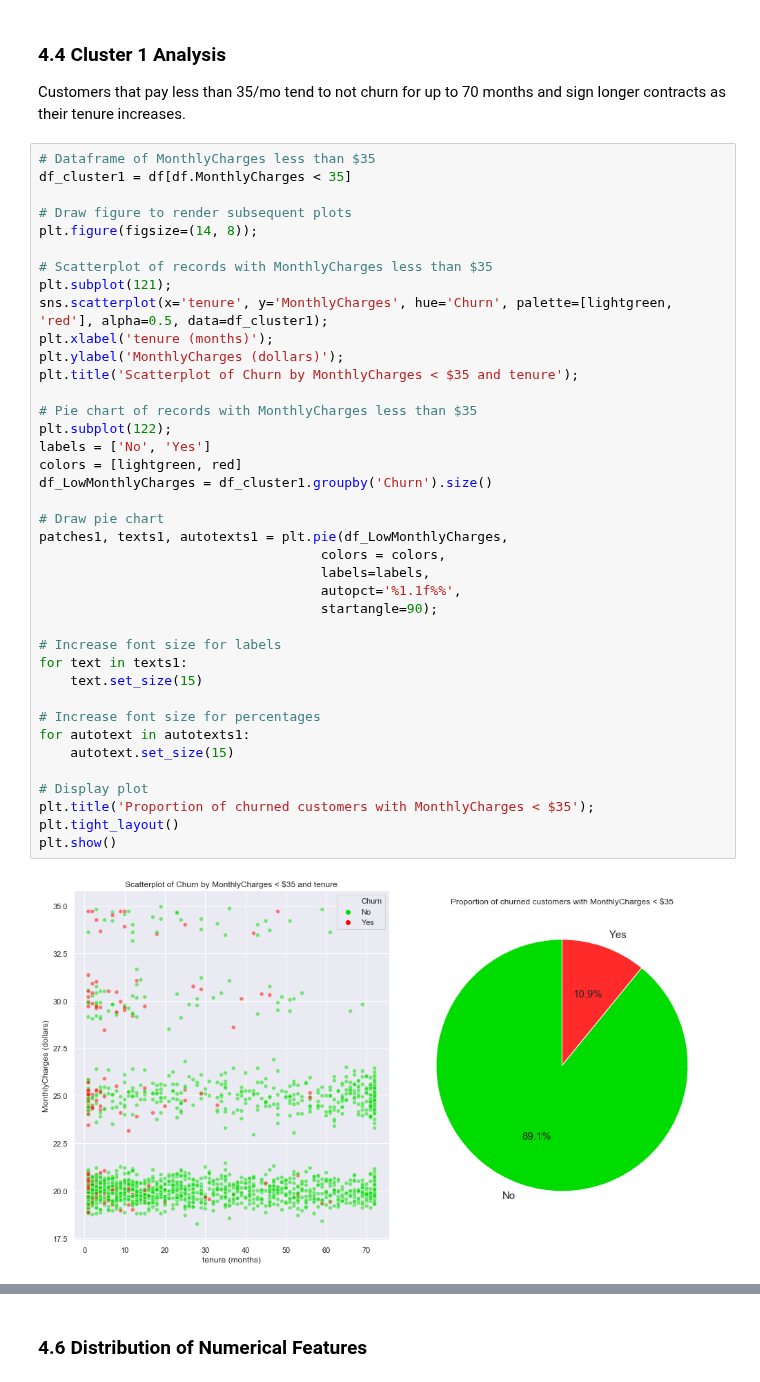
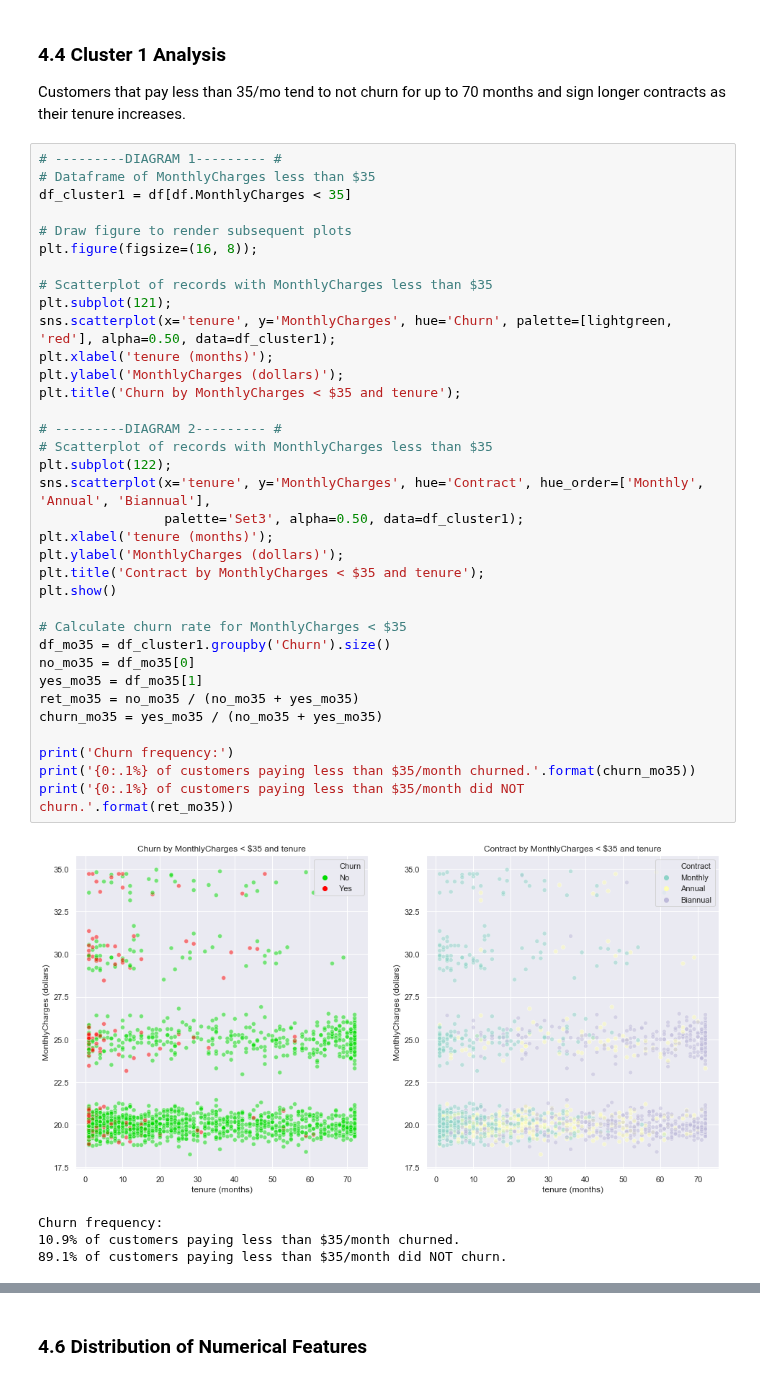
Before and after one commit to ayn28/Project-Portfolio, a Jupyter notebook: current-capstone-project/customer-churn/customer_churn.ipynb, the cells around one changed output, grey strips where cells are left out. Saved outputs shown, nothing was run; the diff lists cells and outputs as text.

```diff
--- a/current-capstone-project/customer-churn/customer_churn.ipynb
+++ b/current-capstone-project/customer-churn/customer_churn.ipynb
@@ -363,44 +366,43 @@ In the subseqeuent sections, we'll take an in-depth look at these clusters and i
 ### 4.4 Cluster 1 Analysis
 Customers that pay less than 35/mo tend to not churn for up to 70 months and sign longer contracts as their tenure increases.
 # %%
+# ---------DIAGRAM 1--------- #
 # Dataframe of MonthlyCharges less than $35
 df_cluster1 = df[df.MonthlyCharges < 35]
 
 # Draw figure to render subsequent plots
-plt.figure(figsize=(14, 8));
+plt.figure(figsize=(16, 8));
 
 # Scatterplot of records with MonthlyCharges less than $35
 plt.subplot(121);
-sns.scatterplot(x='tenure', y='MonthlyCharges', hue='Churn', palette=[lightgreen, 'red'], alpha=0.5, data=df_cluster1);
+sns.scatterplot(x='tenure', y='MonthlyCharges', hue='Churn', palette=[lightgreen, 'red'], alpha=0.50, data=df_cluster1);
 plt.xlabel('tenure (months)');
 plt.ylabel('MonthlyCharges (dollars)');
-plt.title('Scatterplot of Churn by MonthlyCharges < $35 and tenure');
+plt.title('Churn by MonthlyCharges < $35 and tenure');
 
-# Pie chart of records with MonthlyCharges less than $35
+# ---------DIAGRAM 2--------- #
+# Scatterplot of records with MonthlyCharges less than $35
 plt.subplot(122);
-labels = ['No', 'Yes']
-colors = [lightgreen, red]
-df_LowMonthlyCharges = df_cluster1.groupby('Churn').size()
+sns.scatterplot(x='tenure', y='MonthlyCharges', hue='Contract', hue_order=['Monthly', 'Annual', 'Biannual'],
+                palette='Set3', alpha=0.50, data=df_cluster1);
+plt.xlabel('tenure (months)');
+plt.ylabel('MonthlyCharges (dollars)');
+plt.title('Contract by MonthlyCharges < $35 and tenure');
+plt.show()
 
-# Draw pie chart
-patches1, texts1, autotexts1 = plt.pie(df_LowMonthlyCharges,
-                                    colors = colors,
-                                    labels=labels,
-                                    autopct='%1.1f%%',
-                                    startangle=90);
+# Calculate churn rate for MonthlyCharges < $35
+df_mo35 = df_cluster1.groupby('Churn').size()
+no_mo35 = df_mo35[0]
+yes_mo35 = df_mo35[1]
+ret_mo35 = no_mo35 / (no_mo35 + yes_mo35)
+churn_mo35 = yes_mo35 / (no_mo35 + yes_mo35)
 
-# Increase font size for labels
-for text in texts1:
-    text.set_size(15)
-
-# Increase font size for percentages
-for autotext in autotexts1:
-    autotext.set_size(15)
-
-# Display plot
-plt.title('Proportion of churned customers with MonthlyCharges < $35');
-plt.tight_layout()
-plt.show()
+print('Churn frequency:')
+print('{0:.1%} of customers paying less than $35/month churned.'.format(churn_mo35))
+print('{0:.1%} of customers paying less than $35/month did NOT churn.'.format(ret_mo35))
 # %% [output]
-[figure, old version]
+[figure, new version]
+Churn frequency:
+10.9% of customers paying less than $35/month churned.
+89.1% of customers paying less than $35/month did NOT churn.
 # %% [markdown]
```
Also changed, not shown: parts of 14 cells of this notebook.
